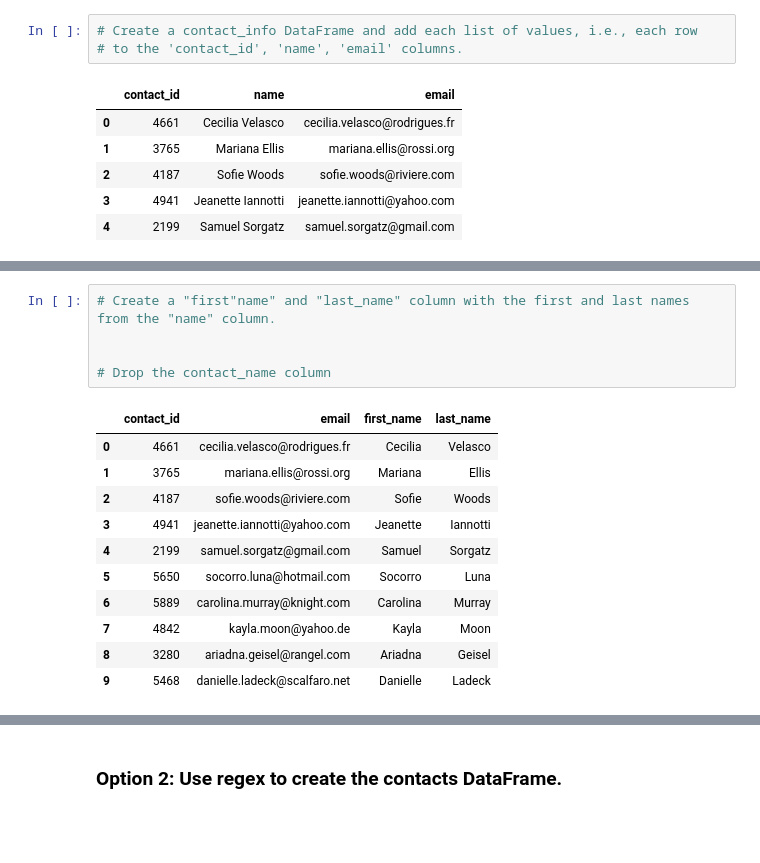
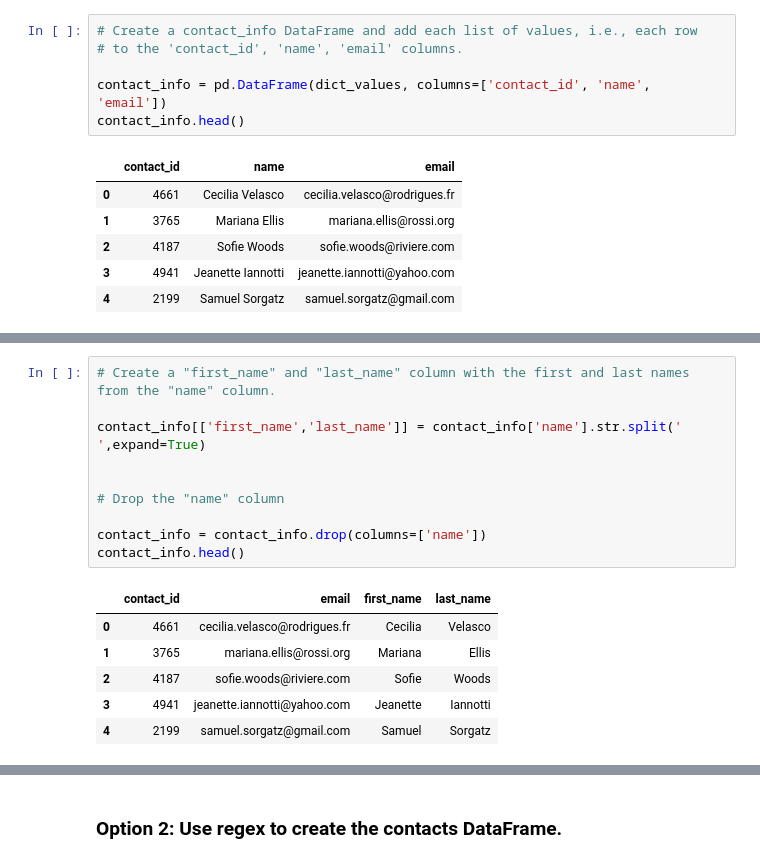
Before and after one commit to ID216135/Crowdfunding_ETL, a Jupyter notebook: ETL_Mini_Project_Starter_Code_JBateson_KDecker_IDenker.ipynb, the cells around one changed output, grey strips where cells are left out. Saved outputs shown, nothing was run; the diff lists cells and outputs as text; blank space fills up the shorter version.

```diff
--- a/ETL_Mini_Project_Starter_Code_JBateson_KDecker_IDenker.ipynb
+++ b/ETL_Mini_Project_Starter_Code_JBateson_KDecker_IDenker.ipynb
@@ -312,6 +312,9 @@ print(dict_values)
 # %%
 # Create a contact_info DataFrame and add each list of values, i.e., each row
 # to the 'contact_id', 'name', 'email' columns.
+
+contact_info = pd.DataFrame(dict_values, columns=['contact_id', 'name', 'email'])
+contact_info.head()
 # %% [output]
 |  | contact_id | name | email |
 | 0 | 4661 | Cecilia Velasco | cecilia.velasco@rodrigues.fr |
@@ -333,21 +338,21 @@ Data columns (total 3 columns):
 dtypes: int64(1), object(2)
 memory usage: 23.6+ KB
 # %%
-# Create a "first"name" and "last_name" column with the first and last names from the "name" column.
+# Create a "first_name" and "last_name" column with the first and last names from the "name" column.
+
+contact_info[['first_name','last_name']] = contact_info['name'].str.split(' ',expand=True)
 
 
-# Drop the contact_name column
+# Drop the "name" column
+
+contact_info = contact_info.drop(columns=['name'])
+contact_info.head()
 # %% [output]
 |  | contact_id | email | first_name | last_name |
 | 0 | 4661 | cecilia.velasco@rodrigues.fr | Cecilia | Velasco |
 | 1 | 3765 | mariana.ellis@rossi.org | Mariana | Ellis |
 | 2 | 4187 | sofie.woods@riviere.com | Sofie | Woods |
 | 3 | 4941 | jeanette.iannotti@yahoo.com | Jeanette | Iannotti |
 | 4 | 2199 | samuel.sorgatz@gmail.com | Samuel | Sorgatz |
-| 5 | 5650 | socorro.luna@hotmail.com | Socorro | Luna |
-| 6 | 5889 | carolina.murray@knight.com | Carolina | Murray |
-| 7 | 4842 | kayla.moon@yahoo.de | Kayla | Moon |
-| 8 | 3280 | ariadna.geisel@rangel.com | Ariadna | Geisel |
-| 9 | 5468 | danielle.ladeck@scalfaro.net | Danielle | Ladeck |
 # %%
 # Reorder the columns
```
Also changed, not shown: parts of 14 cells of this notebook, 1 other file.
